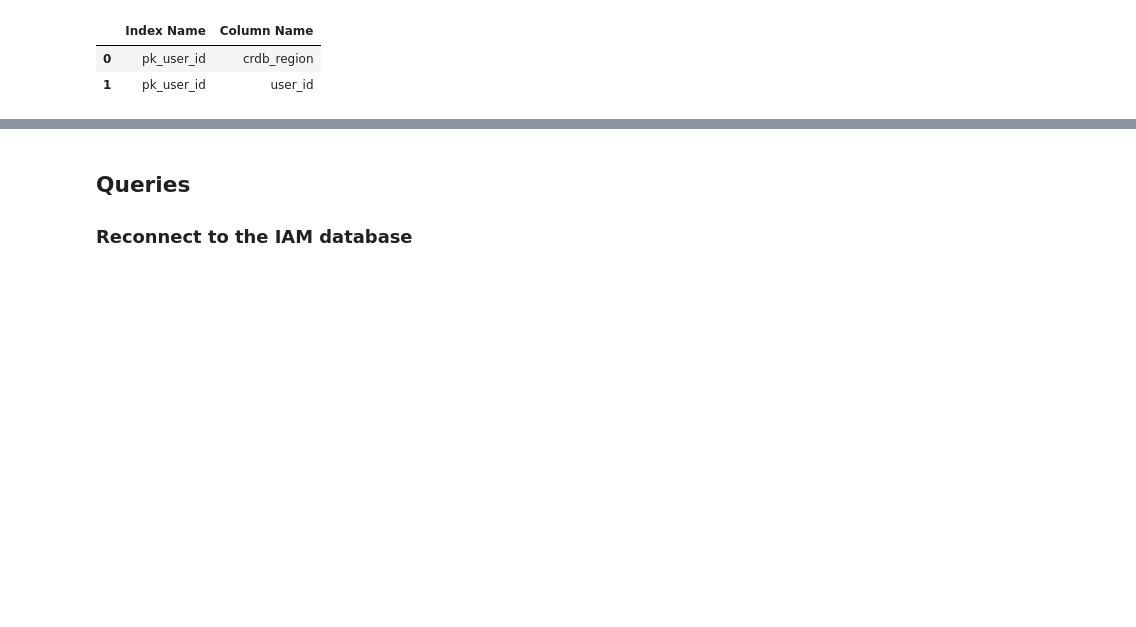
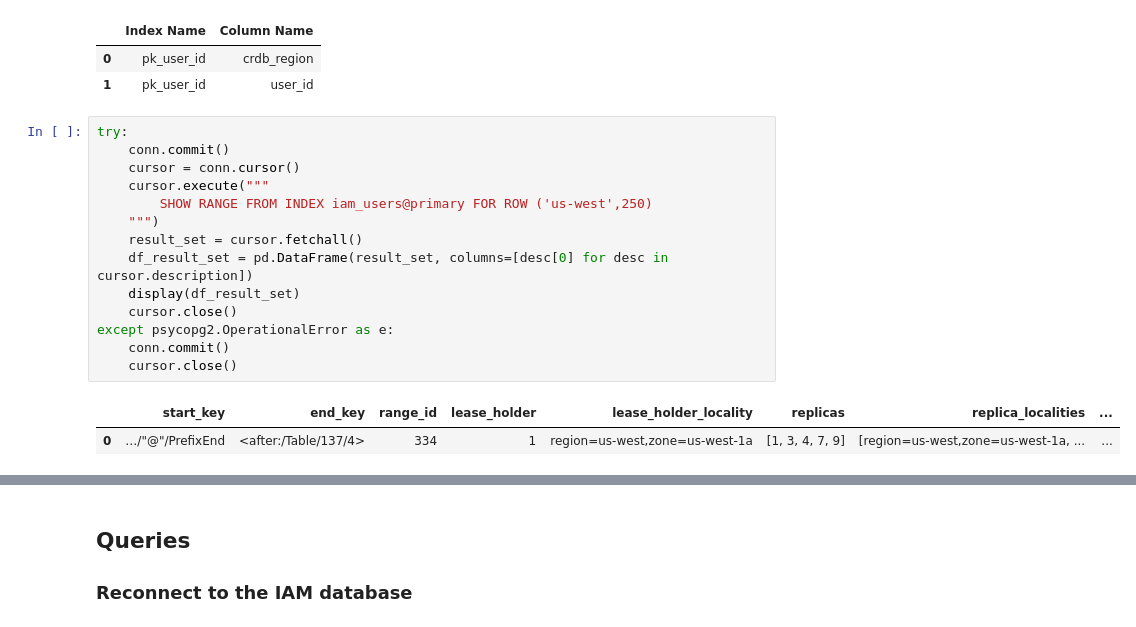
Before and after one commit to ainfanzon/Cockroach_IAM_Workshop, a Jupyter notebook: GCP_Colab_notebooks/Exercise_03.ipynb, the cells around one changed output, grey strips where cells are left out. Drawn from its saved outputs; the diff is of its cells as text; blank space fills up the shorter version.

```diff
--- a/GCP_Colab_notebooks/Exercise_03.ipynb
+++ b/GCP_Colab_notebooks/Exercise_03.ipynb
@@ -599,6 +601,23 @@ except psycopg2.OperationalError as e:
 |  | Index Name | Column Name |
 | 0 | pk_user_id | crdb_region |
 | 1 | pk_user_id | user_id |
+# %%
+try:
+    conn.commit()
+    cursor = conn.cursor()
+    cursor.execute("""
+        SHOW RANGE FROM INDEX iam_users@primary FOR ROW ('us-west',250)
+    """)
+    result_set = cursor.fetchall()
+    df_result_set = pd.DataFrame(result_set, columns=[desc[0] for desc in cursor.description])
+    display(df_result_set)
+    cursor.close()
+except psycopg2.OperationalError as e:
+    conn.commit()
+    cursor.close()
+# %% [output]
+|  | start_key | end_key | range_id | lease_holder | lease_holder_locality | replicas | replica_localities | ... |
+| 0 | …/"@"/PrefixEnd | <after:/Table/137/4> | 334 | 1 | region=us-west,zone=us-west-1a | [1, 3, 4, 7, 9] | [region=us-west,zone=us-west-1a, ... | ... |
 # %% [markdown]
 ---
 ## CockroachDB is a distributed SQL database that is __*highly scalable*__, __*resilient*__, and __*easy to use*__.
```
Also changed, not shown: parts of 4 cells of this notebook.
